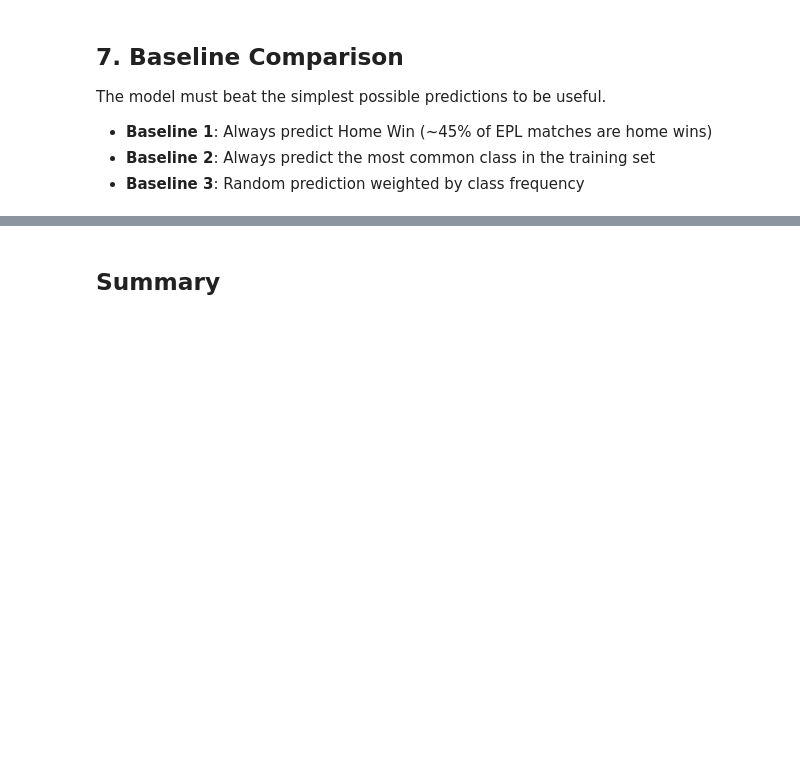
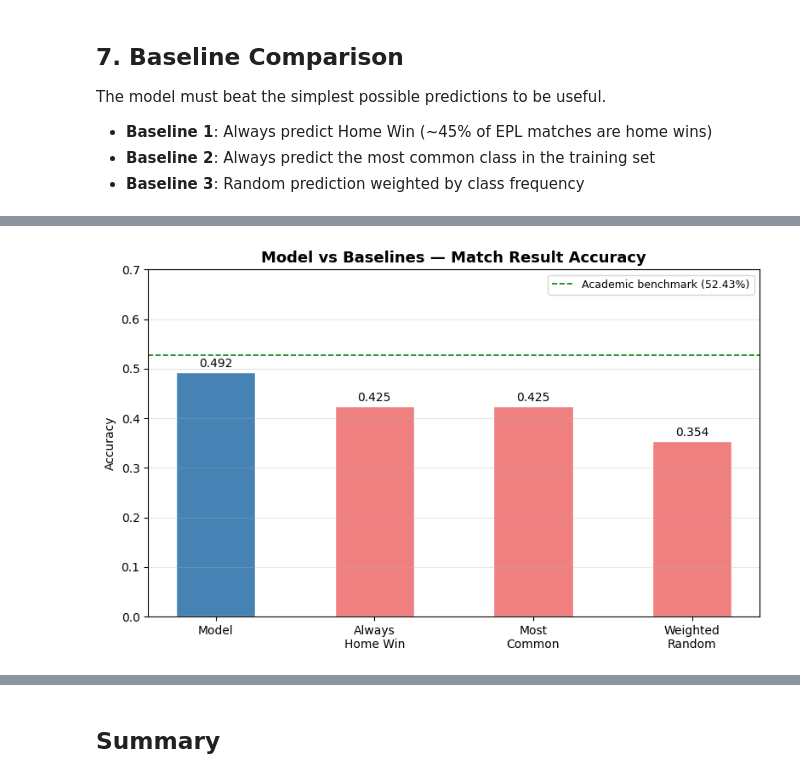
Before and after one commit to Jnyambok/Soca-Scores, a Jupyter notebook: experiments/notebooks/model_evaluation.ipynb, the cells around one changed output, grey strips where cells are left out. Saved outputs shown, nothing was run; the diff lists cells and outputs as text; code cells hidden in the pictures; blank space fills up the shorter version.

```diff
--- a/experiments/notebooks/model_evaluation.ipynb
+++ b/experiments/notebooks/model_evaluation.ipynb
@@ -266,23 +420,22 @@ print(f'  Improvement over mean  : {baseline_goals_mae - model_goals_mae:.4f}')
 # %%
-# Summary bar chart
-labels   = ['Model', 'Always\nHome Win', 'Most\nCommon', 'Weighted\nRandom']
-accs     = [model_acc, baseline_home_acc, baseline_common_acc, baseline_random_acc]
-colors   = ['steelblue', 'lightcoral', 'lightcoral', 'lightcoral']
+labels = ['Model', 'Always\nHome Win', 'Most\nCommon', 'Weighted\nRandom']
+accs   = [model_acc, baseline_home_acc, baseline_common_acc, baseline_random_acc]
+colors = ['steelblue', 'lightcoral', 'lightcoral', 'lightcoral']
 
 fig, ax = plt.subplots(figsize=(8, 5))
 bars = ax.bar(labels, accs, color=colors, edgecolor='white', width=0.5)
 ax.set_ylim(0, 0.7)
 ax.set_ylabel('Accuracy')
 ax.set_title('Model vs Baselines — Match Result Accuracy', fontsize=13, fontweight='bold')
 ax.axhline(y=0.5267, color='green', linestyle='--', linewidth=1.2,
-           label='2017 Challenge best (52.43%)')
+           label='Academic benchmark (52.43%)')
 ax.legend(fontsize=9)
 ax.grid(True, alpha=0.3, axis='y')
-
 for bar, acc in zip(bars, accs):
     ax.text(bar.get_x() + bar.get_width() / 2, bar.get_height() + 0.005,
             f'{acc:.3f}', ha='center', va='bottom', fontsize=10)
-
 plt.tight_layout()
 plt.savefig('baseline_comparison.png', dpi=150, bbox_inches='tight')
 plt.show()
+# %% [output]
+[figure, added]
```
Also changed, not shown: parts of 20 cells of this notebook, 4 other files.
